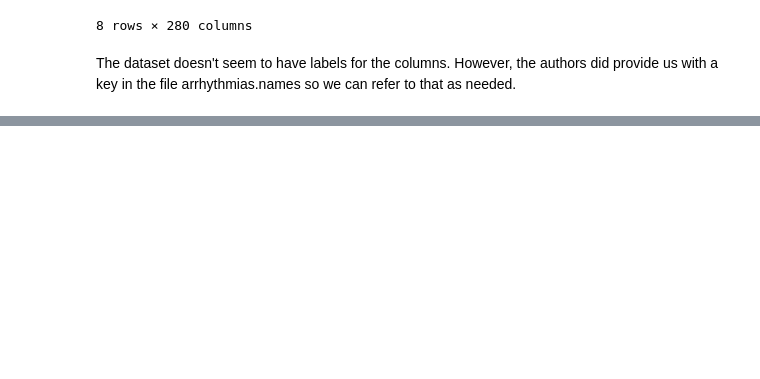
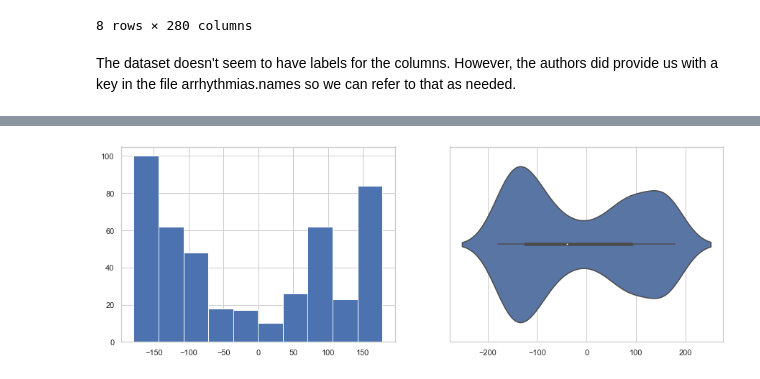
Before and after one commit to KaranamLokesh/100_days_of_ml_code, a Jupyter notebook: arrhythmia_analysis.ipynb, the cells around one changed output, grey strips where cells are left out. Cells and saved outputs as stored; diff of their text form; code cells hidden in the pictures; blank space fills up the shorter version.

```diff
--- a/arrhythmia_analysis.ipynb
+++ b/arrhythmia_analysis.ipynb
@@ -47,0 +131,11 @@ The dataset doesn't seem to have labels for the columns. However, the authors di
+# %%
+f = plt.figure(figsize=(15,5))
+
+plt.subplot(1, 2, 1)
+col_13_ff.hist()
+
+plt.subplot(1, 2, 2)
+values = col_13_ff.values
+ax = sns.violinplot(x=values)
+# %% [output]
+[figure, added]
```
Also changed, not shown: parts of 27 cells of this notebook.
